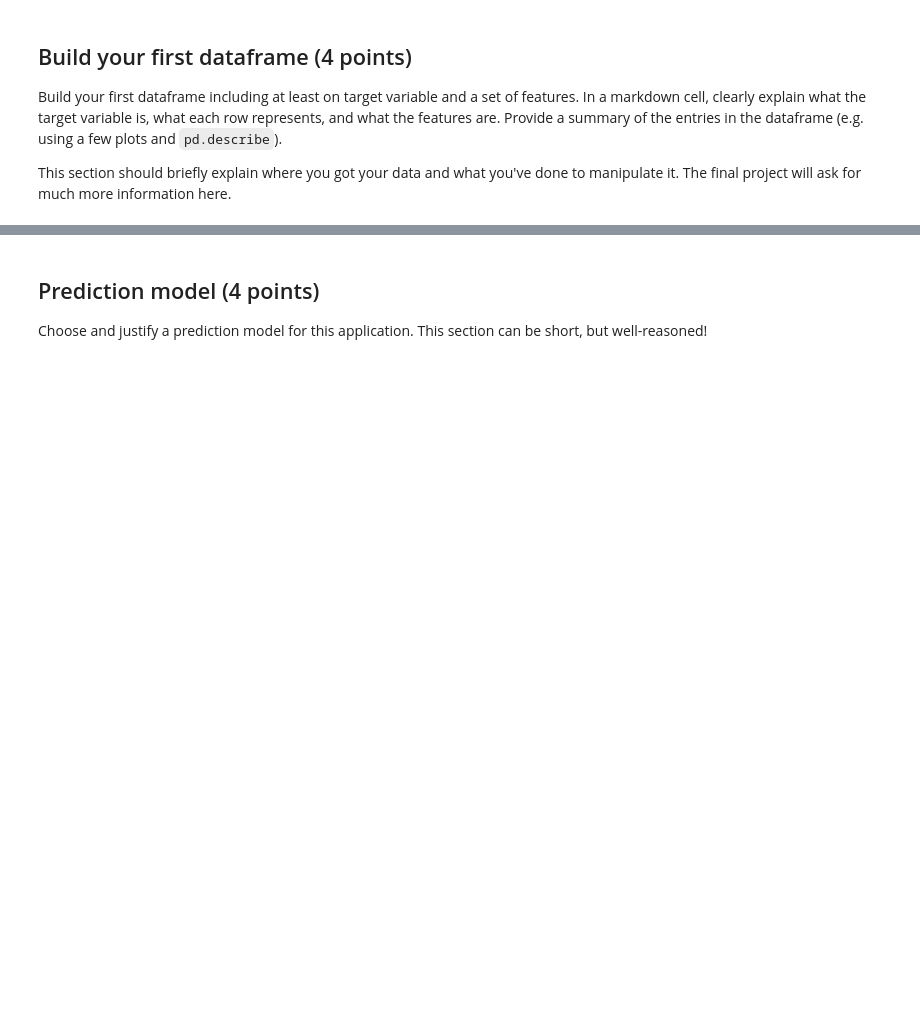
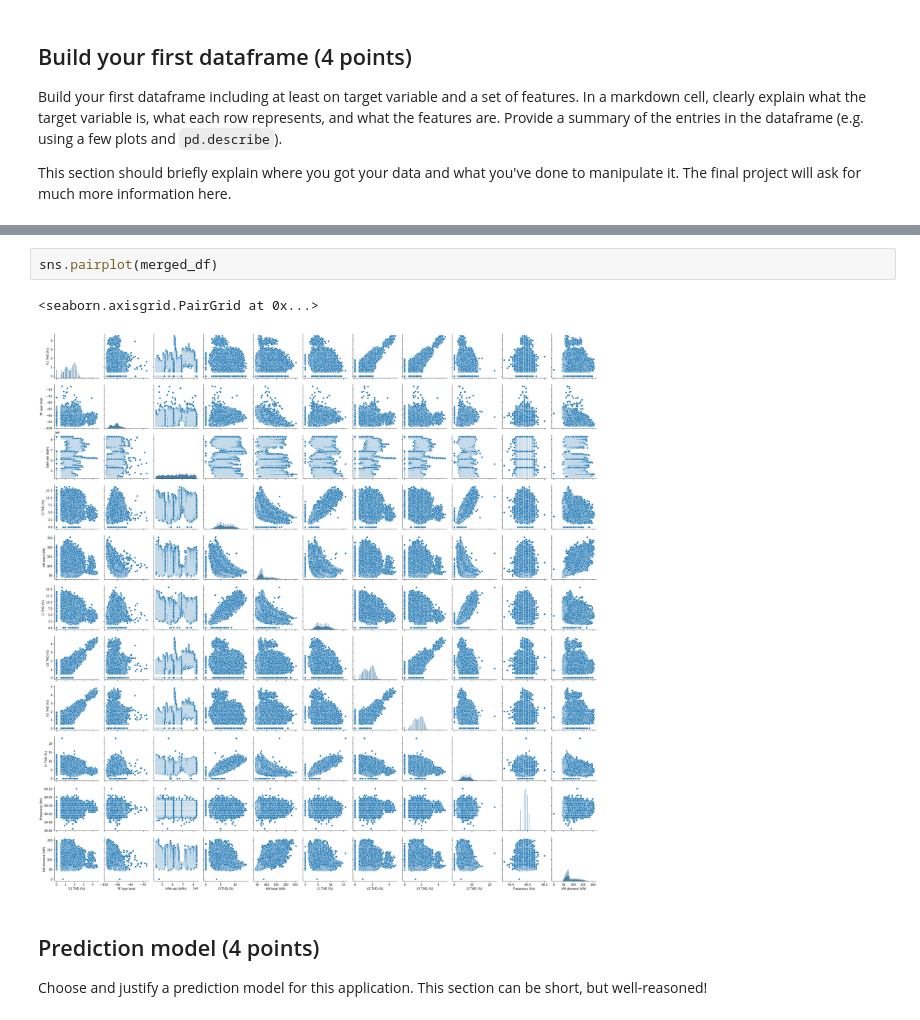
Before and after one commit to rachelngjiemin/131_group2, a Jupyter notebook: grp2_final_proj/FirstDraftProjectTemplate_2022.ipynb, the cells around one changed output, grey strips where cells are left out. Saved outputs shown, nothing was run; the diff lists cells and outputs as text; blank space fills up the shorter version.

```diff
--- a/grp2_final_proj/FirstDraftProjectTemplate_2022.ipynb
+++ b/grp2_final_proj/FirstDraftProjectTemplate_2022.ipynb
@@ -40,3 +133,8 @@ This section should briefly explain where you got your data and what you've done
+# %%
+sns.pairplot(merged_df)
+# %% [output]
+<seaborn.axisgrid.PairGrid at 0x...>
+[figure, added]
 # %% [markdown]
 ## Prediction model (4 points)
 Choose and justify a prediction model for this application.  This section can be short, but well-reasoned!
```
Also changed, not shown: parts of 10 cells of this notebook.
